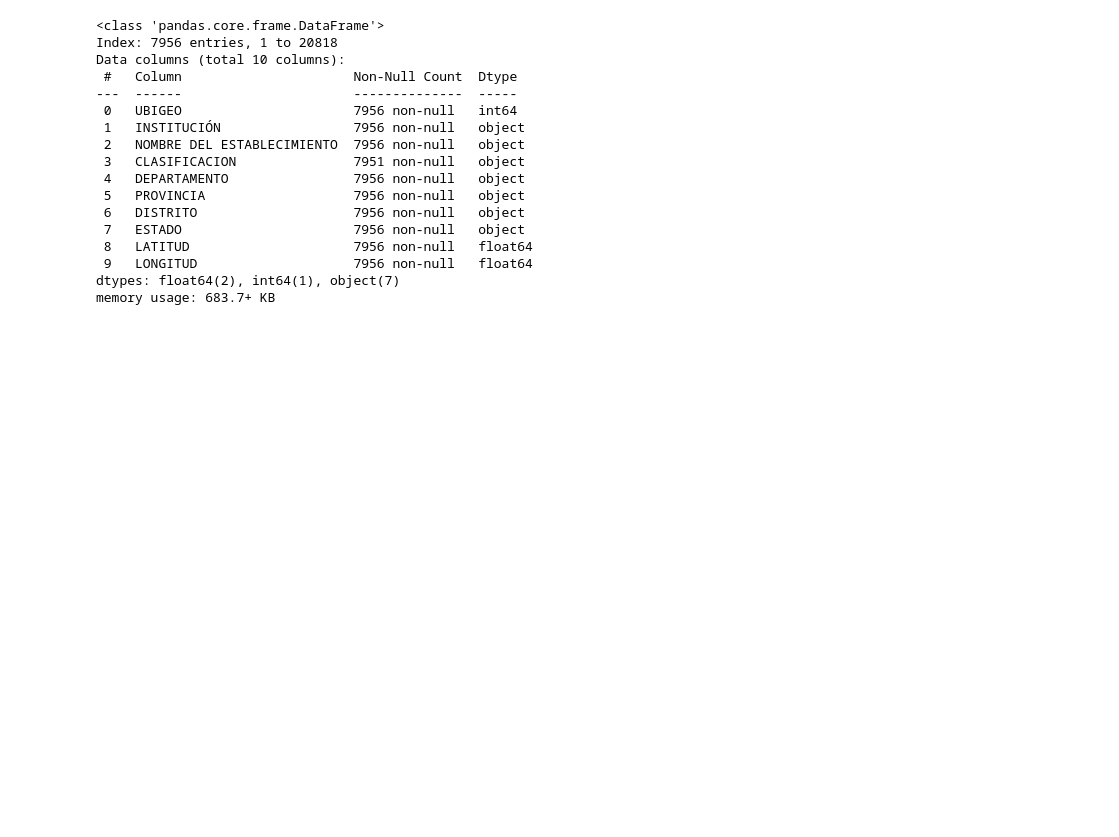
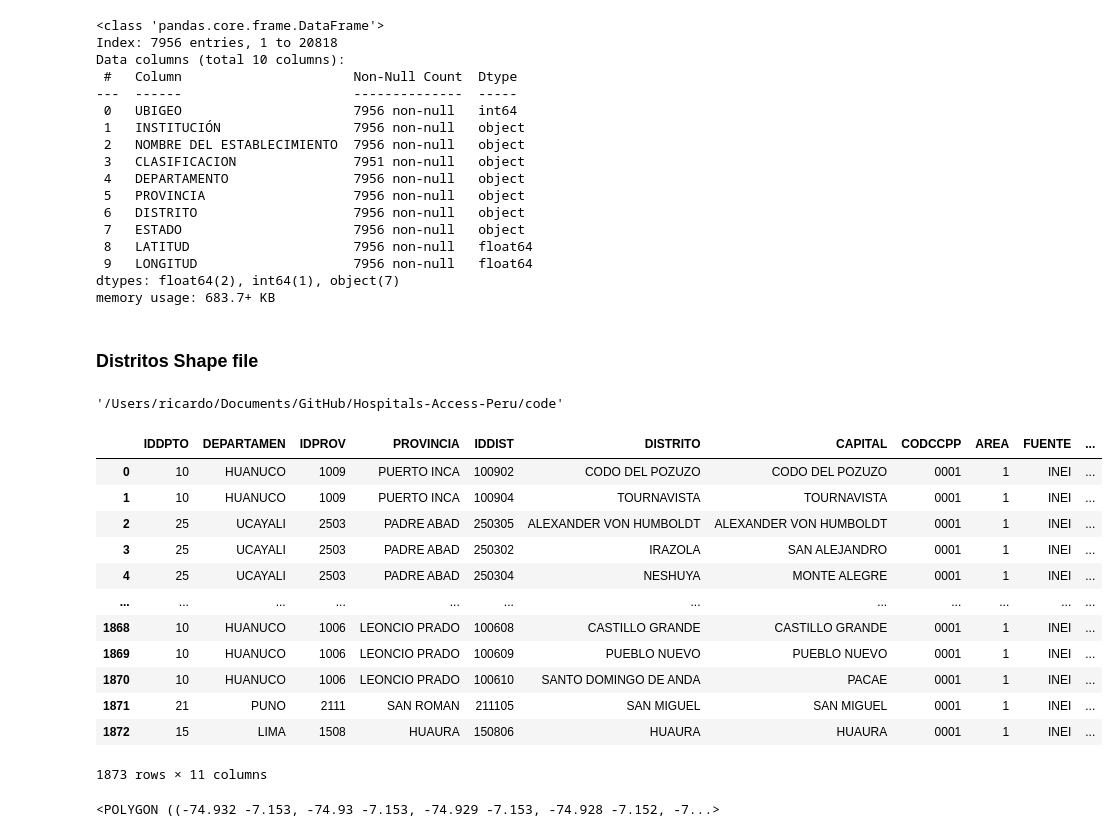
Before and after one commit to wiricardo/Hospitals-Access-Peru, a Jupyter notebook: code/estatics.ipynb, the cells around one changed output. Cells and saved outputs as stored; diff of their text form; code cells hidden in the pictures; blank space fills up the shorter version.

```diff
--- a/code/estatics.ipynb
+++ b/code/estatics.ipynb
@@ -60,3 +60,31 @@ Data columns (total 10 columns):
  9   LONGITUD                    7956 non-null   float64
 dtypes: float64(2), int64(1), object(7)
 memory usage: 683.7+ KB
+# %% [markdown]
+### Distritos Shape file
+# %%
+pwd
+# %% [output]
+'/Users/ricardo/Documents/GitHub/Hospitals-Access-Peru/code'
+# %%
+maps = gpd.read_file('../data/distritos/DISTRITOS.shp')
+# %%
+maps
+# %% [output]
+|  | IDDPTO | DEPARTAMEN | IDPROV | PROVINCIA | IDDIST | DISTRITO | CAPITAL | CODCCPP | AREA | FUENTE | ... |
+| 0 | 10 | HUANUCO | 1009 | PUERTO INCA | 100902 | CODO DEL POZUZO | CODO DEL POZUZO | 0001 | 1 | INEI | ... |
+| 1 | 10 | HUANUCO | 1009 | PUERTO INCA | 100904 | TOURNAVISTA | TOURNAVISTA | 0001 | 1 | INEI | ... |
+| 2 | 25 | UCAYALI | 2503 | PADRE ABAD | 250305 | ALEXANDER VON HUMBOLDT | ALEXANDER VON HUMBOLDT | 0001 | 1 | INEI | ... |
+| 3 | 25 | UCAYALI | 2503 | PADRE ABAD | 250302 | IRAZOLA | SAN ALEJANDRO | 0001 | 1 | INEI | ... |
+| 4 | 25 | UCAYALI | 2503 | PADRE ABAD | 250304 | NESHUYA | MONTE ALEGRE | 0001 | 1 | INEI | ... |
+| ... | ... | ... | ... | ... | ... | ... | ... | ... | ... | ... | ... |
+| 1868 | 10 | HUANUCO | 1006 | LEONCIO PRADO | 100608 | CASTILLO GRANDE | CASTILLO GRANDE | 0001 | 1 | INEI | ... |
+| 1869 | 10 | HUANUCO | 1006 | LEONCIO PRADO | 100609 | PUEBLO NUEVO | PUEBLO NUEVO | 0001 | 1 | INEI | ... |
+| 1870 | 10 | HUANUCO | 1006 | LEONCIO PRADO | 100610 | SANTO DOMINGO DE ANDA | PACAE | 0001 | 1 | INEI | ... |
+| 1871 | 21 | PUNO | 2111 | SAN ROMAN | 211105 | SAN MIGUEL | SAN MIGUEL | 0001 | 1 | INEI | ... |
+| 1872 | 15 | LIMA | 1508 | HUAURA | 150806 | HUAURA | HUAURA | 0001 | 1 | INEI | ... |
+1873 rows × 11 columns
+# %%
+maps['geometry'].iloc[10]
+# %% [output]
+<POLYGON ((-74.932 -7.153, -74.93 -7.153, -74.929 -7.153, -74.928 -7.152, -7...>
```
Also changed, not shown: 10 other files.
